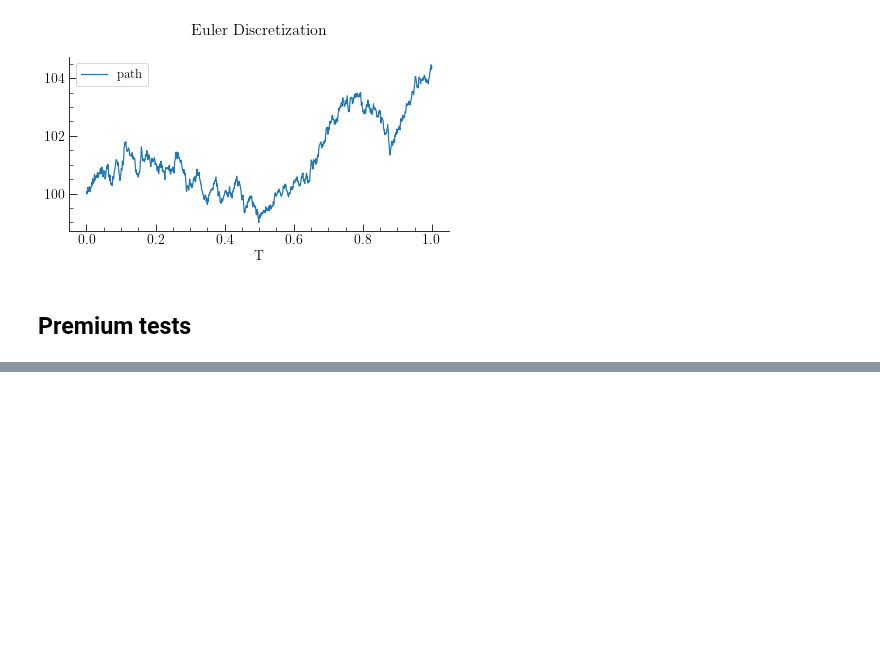
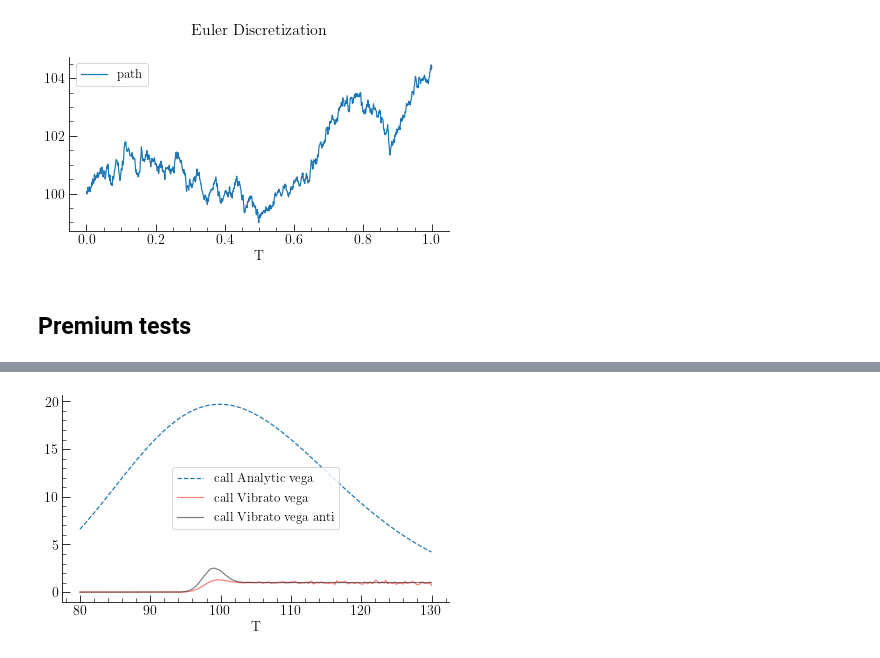
Before and after one commit to axeh101/vibrato-mc, a Jupyter notebook: src/python/plots.ipynb, the cells around one changed output, grey strips where cells are left out. Cells and saved outputs as stored; diff of their text form; code cells hidden in the pictures; blank space fills up the shorter version.

```diff
--- a/src/python/plots.ipynb
+++ b/src/python/plots.ipynb
@@ -86,0 +88,18 @@ call_vanilla_delta_vibrato_anti.plot(ax=ax, color='black', alpha=.5);
+# %%
+call_vanilla_vega_analytic = pd.read_csv('datasets/call_analytic_vega.csv',
+                                            header=None, names=['T', 'call Analytic vega'],
+                                            sep=';', index_col=0)
+call_vanilla_vega_vibrato = pd.read_csv('datasets/call_vibrato_vega.csv',
+                                            header=None, names=['T', 'call Vibrato vega'],
+                                            sep=';', index_col=0)
+call_vanilla_vega_vibrato_anti = pd.read_csv('datasets/call_vibrato_vega_antithetic.csv',
+                                            header=None, names=['T', 'call Vibrato vega anti'],
+                                            sep=';', index_col=0)
+
+
+fig, ax= plt.subplots();
+call_vanilla_vega_analytic.plot(ax=ax, ls='--');
+call_vanilla_vega_vibrato.plot(ax=ax, color='red', alpha=.5);
+call_vanilla_vega_vibrato_anti.plot(ax=ax, color='black', alpha=.5);
+# %% [output]
+[figure, added]
```
Also changed, not shown: parts of 5 cells of this notebook, 3 other files.
